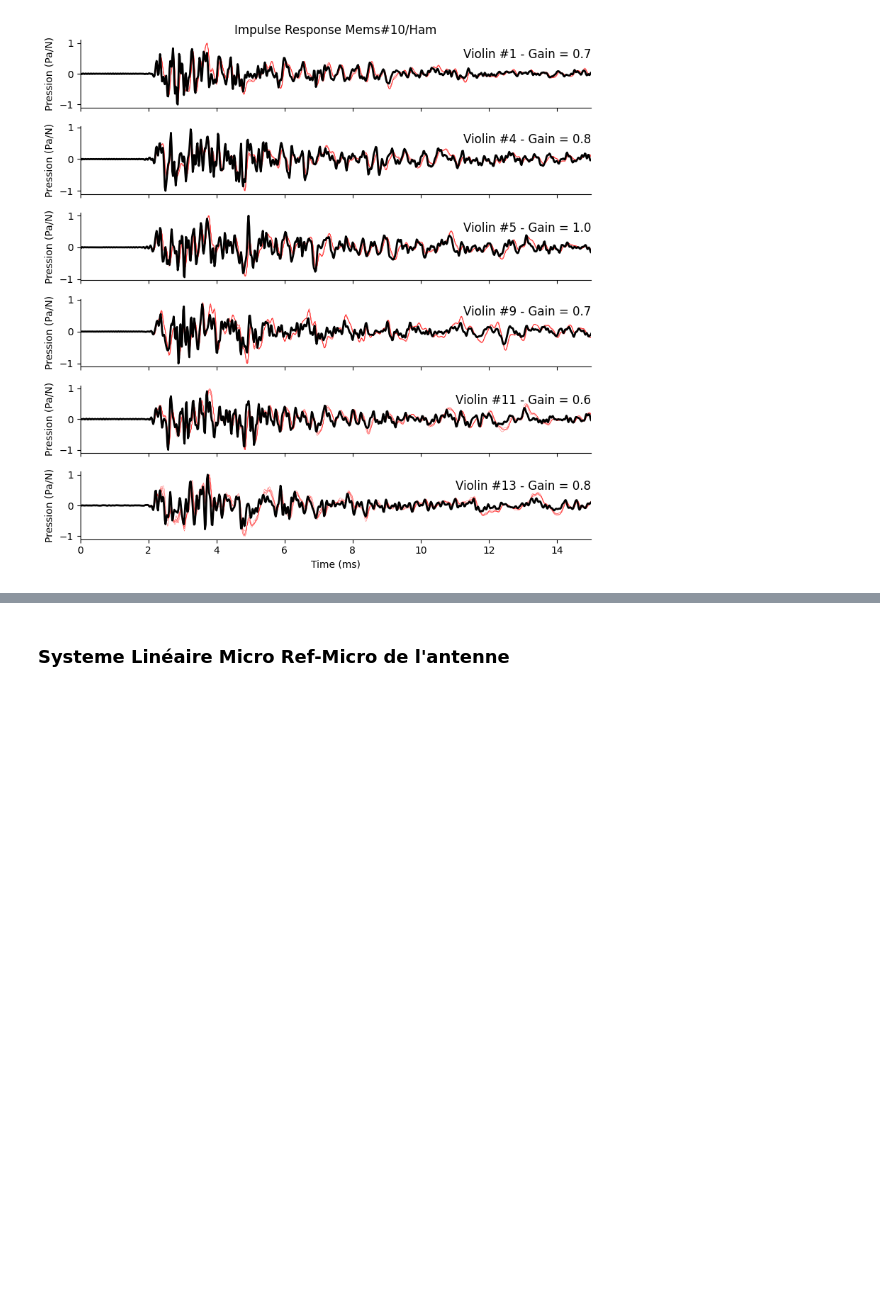
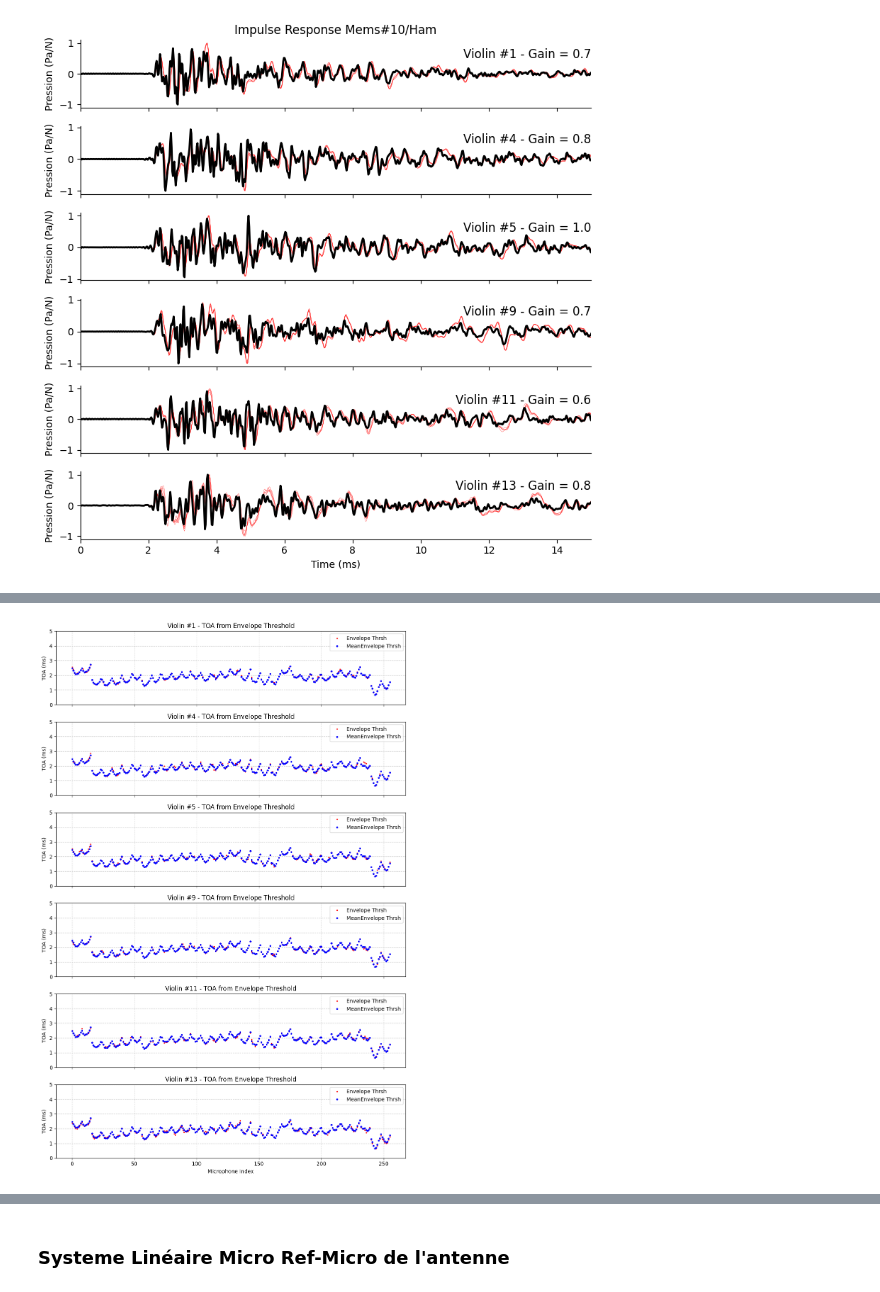
Before and after one commit to ollivierf/BilbaoViolinsDir, a Jupyter notebook: notebooks/Violon_1_Marteau2HetRI.ipynb, the cells around one changed output, grey strips where cells are left out. Drawn from its saved outputs; the diff is of its cells as text; code cells hidden in the pictures; blank space fills up the shorter version.

```diff
--- a/notebooks/Violon_1_Marteau2HetRI.ipynb
+++ b/notebooks/Violon_1_Marteau2HetRI.ipynb
@@ -335,0 +380,37 @@ np.savez('./ViolinsPm.npz', frq=frq, Pm = Hhm)
+# %%
+# TOAs from Envelope Threshold
+# Compute TOAs based on the envelope of the Impulse Response crossing a threshold
+# RIhm shape is assumed to be (NbViol, WinLen, NbMems)
+
+# Compute Envelope using Hilbert transform
+Env_calc = np.abs(hilbert(RIhm, axis=1))
+# Find index of the first threshold crossing, threshold being 125% of the rms level of the first 1000 samples
+threshold = 1.25 * np.sqrt(np.mean(Env_calc[:, :1000, :]**2, axis=1, keepdims=True))
+crossings = Env_calc > threshold
+first_crossing_indices = np.argmax(crossings, axis=1)  # Get the first index where crossing occurs for each violin and microphone
+
+# Convert index to time (TOA)
+TOAs_Env = first_crossing_indices / Fe
+
+# Plot TOAs vs Microphones
+fig, axes = plt.subplots(NbViol, 1, figsize=(10, 2.5 * NbViol), sharex=True)
+if NbViol == 1:
+    axes = [axes]
+
+for v in range(NbViol):
+    ax = axes[v]
+    ax.plot(np.arange(NbMems), TOAs_Env[v, :] * 1000, '.', color='red', markersize=3, label='Envelope Thrsh')
+    ax.plot(np.arange(NbMems), np.mean(TOAs_Env,0) * 1000, '.', color='b', markersize=5, label='MeanEnvelope Thrsh')
+    ax.set_ylim([0, 5])
+    ax.set_ylabel('TOA (ms)')
+    ax.set_title(f'Violin #{NumViolon[v]} - TOA from Envelope Threshold')
+    ax.grid(True, linestyle='--', alpha=0.7)
+    ax.legend(loc='upper right')
+
+axes[-1].set_xlabel('Microphone Index')
+plt.tight_layout()
+plt.show()
+
+np.save('./MeanViolinHammerTOAs.npy', np.mean(TOAs_Env, axis=0))
+# %% [output]
+[figure, added]
```
Also changed, not shown: parts of 4 cells of this notebook, 3 other files.
